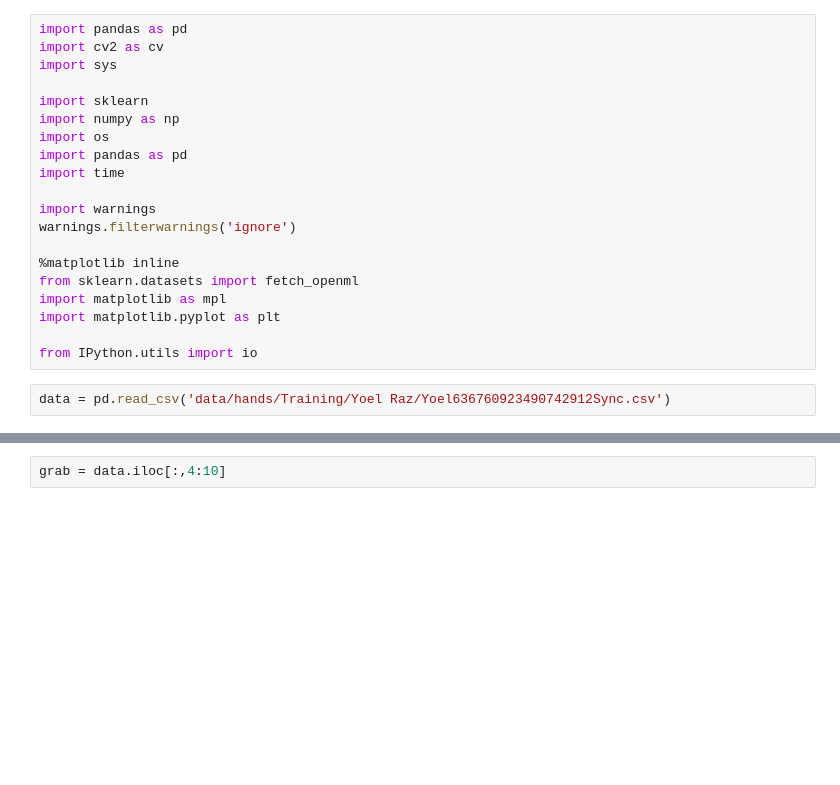
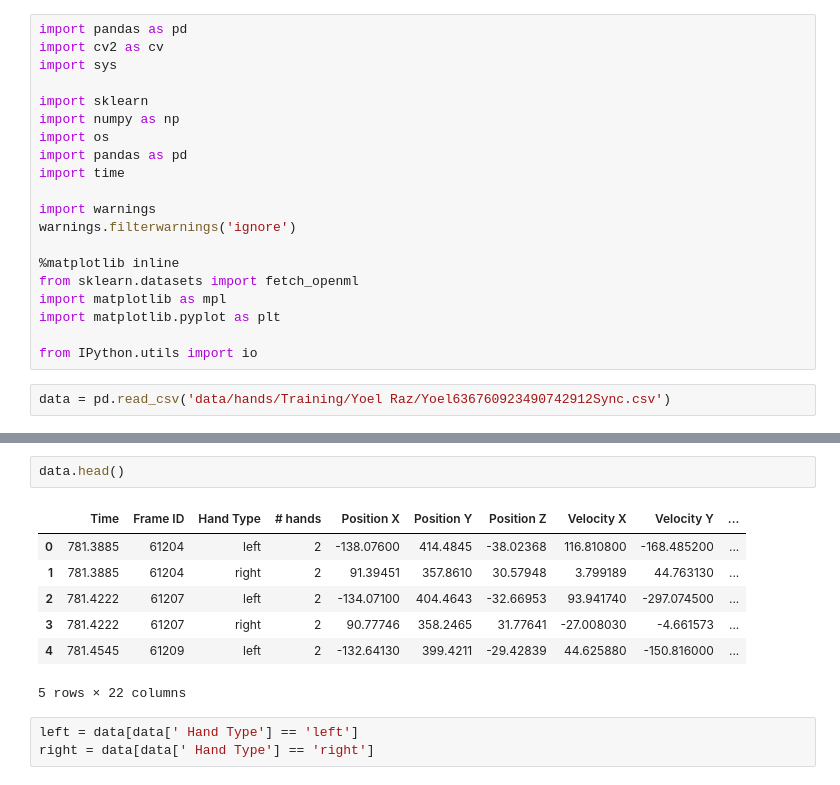
Before and after one commit to Daniel-Ros/DataSiceneIIFinalWork, a Jupyter notebook: hand.ipynb, the cells around one changed output, grey strips where cells are left out. Drawn from its saved outputs; the diff is of its cells as text; blank space fills up the shorter version.

```diff
--- a/hand.ipynb
+++ b/hand.ipynb
@@ -56,2 +56,13 @@ memory usage: 386.8+ KB
-# %%
-grab = data.iloc[:,4:10]
+# %%
+data.head()
+# %% [output]
+|  | Time | Frame ID | Hand Type | # hands | Position X | Position Y | Position Z | Velocity X | Velocity Y | ... |
+| 0 | 781.3885 | 61204 | left | 2 | -138.07600 | 414.4845 | -38.02368 | 116.810800 | -168.485200 | ... |
+| 1 | 781.3885 | 61204 | right | 2 | 91.39451 | 357.8610 | 30.57948 | 3.799189 | 44.763130 | ... |
+| 2 | 781.4222 | 61207 | left | 2 | -134.07100 | 404.4643 | -32.66953 | 93.941740 | -297.074500 | ... |
+| 3 | 781.4222 | 61207 | right | 2 | 90.77746 | 358.2465 | 31.77641 | -27.008030 | -4.661573 | ... |
+| 4 | 781.4545 | 61209 | left | 2 | -132.64130 | 399.4211 | -29.42839 | 44.625880 | -150.816000 | ... |
+5 rows × 22 columns
+# %%
+left = data[data[' Hand Type'] == 'left']
+right = data[data[' Hand Type'] == 'right']
```
Also changed, not shown: parts of 8 cells of this notebook, 2 other files.
